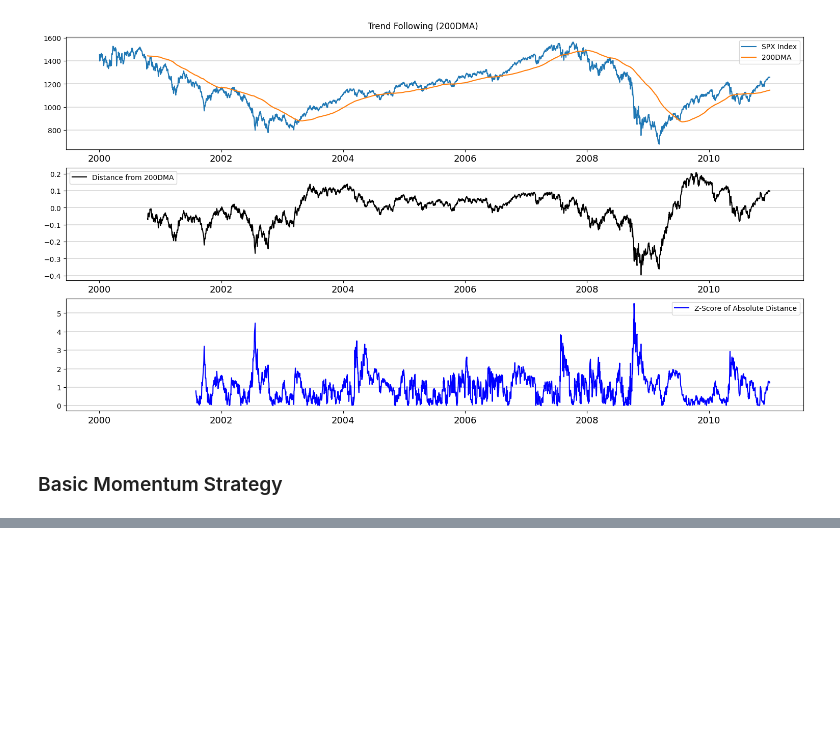
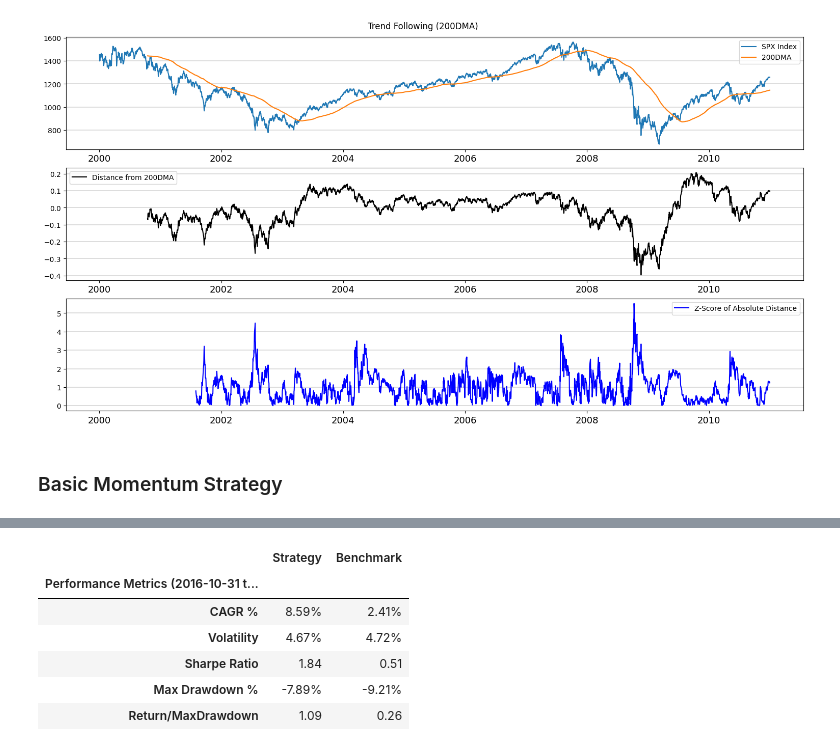
Before and after one commit to ClarenceTee93/Strategies, a Jupyter notebook: strategies.ipynb, the cells around one changed output, grey strips where cells are left out. Drawn from its saved outputs; the diff is of its cells as text; code cells hidden in the pictures; blank space fills up the shorter version.

```diff
--- a/strategies.ipynb
+++ b/strategies.ipynb
@@ -156,0 +172,10 @@ drawdownCharts(all_px_mom_sig["Portfolio"], benchmark = all_px_mom_sig["SPX_ret"
+# %%
+functions.exportPerformanceMetrics(avm['AVM GOF A'].pct_change(), bnchmk['BHMACR Index Adj'].pct_change())
+# %% [output]
+|  | Strategy | Benchmark |
+| Performance Metrics (2016-10-31 t... |  |  |
+| CAGR % | 8.59% | 2.41% |
+| Volatility | 4.67% | 4.72% |
+| Sharpe Ratio | 1.84 | 0.51 |
+| Max Drawdown % | -7.89% | -9.21% |
+| Return/MaxDrawdown | 1.09 | 0.26 |
```
Also changed, not shown: parts of 11 cells of this notebook, 2 other files.
